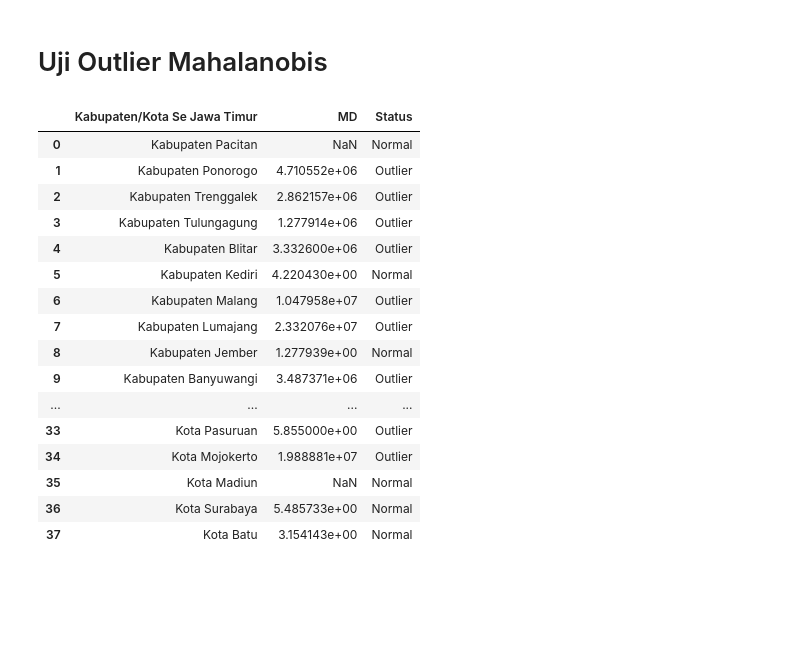
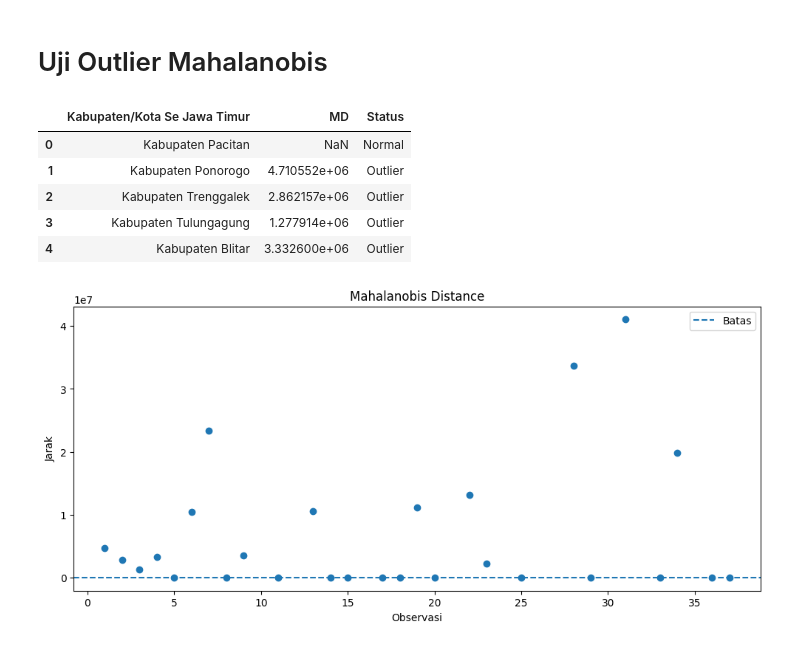
Before and after one commit to yowxy/Clustering-Based-on-Study-Case, a Jupyter notebook: index.ipynb, the cells around one changed output. Drawn from its saved outputs; the diff is of its cells as text; code cells hidden in the pictures; blank space fills up the shorter version.

```diff
--- a/index.ipynb
+++ b/index.ipynb
@@ -188,37 +188,37 @@ plt.show()
 # %%
 from scipy.spatial.distance import mahalanobis
 mean = data_transform.mean()
 std = data_transform.std()
 cov = data_transform.cov()
 inv_cov = np.linalg.inv(cov)
 
 
 md = [
     mahalanobis(row, mean, inv_cov)
         for row in data_transform.values
 ]
 
 uji_outlier = data[['Kabupaten/Kota Se Jawa Timur']].copy()
 uji_outlier['MD'] = md
 
 batas_outlier = np.sqrt(chi2.ppf(0.95, data_transform.shape[1]))
 uji_outlier['Status'] = np.where(uji_outlier['MD'] > batas_outlier,'Outlier', 'Normal')
-display(uji_outlier)
+display(uji_outlier.head())
 # %% [output]
 |  | Kabupaten/Kota Se Jawa Timur | MD | Status |
 | 0 | Kabupaten Pacitan | NaN | Normal |
 | 1 | Kabupaten Ponorogo | 4.710552e+06 | Outlier |
 | 2 | Kabupaten Trenggalek | 2.862157e+06 | Outlier |
 | 3 | Kabupaten Tulungagung | 1.277914e+06 | Outlier |
 | 4 | Kabupaten Blitar | 3.332600e+06 | Outlier |
-| 5 | Kabupaten Kediri | 4.220430e+00 | Normal |
-| 6 | Kabupaten Malang | 1.047958e+07 | Outlier |
-| 7 | Kabupaten Lumajang | 2.332076e+07 | Outlier |
-| 8 | Kabupaten Jember | 1.277939e+00 | Normal |
-| 9 | Kabupaten Banyuwangi | 3.487371e+06 | Outlier |
-| ... | ... | ... | ... |
-| 33 | Kota Pasuruan | 5.855000e+00 | Outlier |
-| 34 | Kota Mojokerto | 1.988881e+07 | Outlier |
-| 35 | Kota Madiun | NaN | Normal |
-| 36 | Kota Surabaya | 5.485733e+00 | Normal |
-| 37 | Kota Batu | 3.154143e+00 | Normal |
+# %%
+plt.figure(figsize=(12,5))
+plt.scatter(range(len(md)), md)
+plt.axhline(batas_outlier, linestyle='--', label='Batas')
+plt.title('Mahalanobis Distance')
+plt.xlabel('Observasi')
+plt.ylabel('Jarak')
+plt.legend()
+plt.show()
+# %% [output]
+[figure, added]
```
Also changed, not shown: parts of 5 cells of this notebook.
